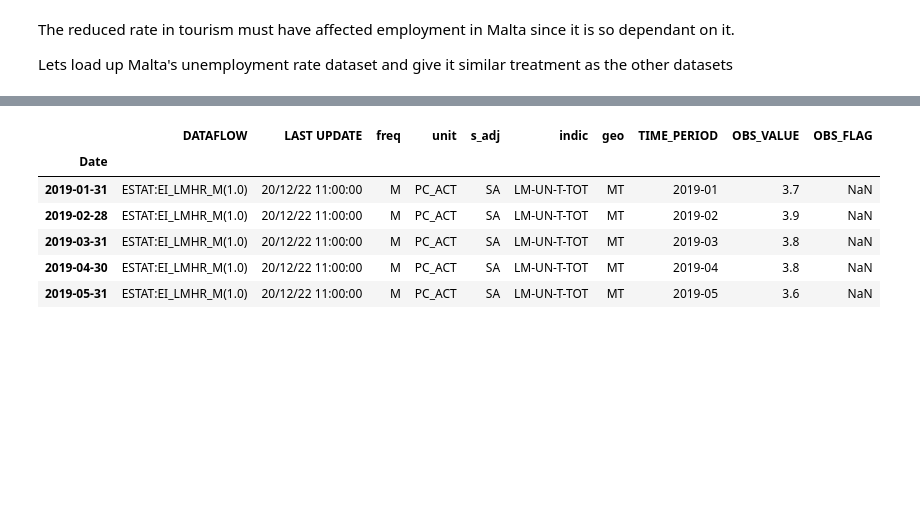
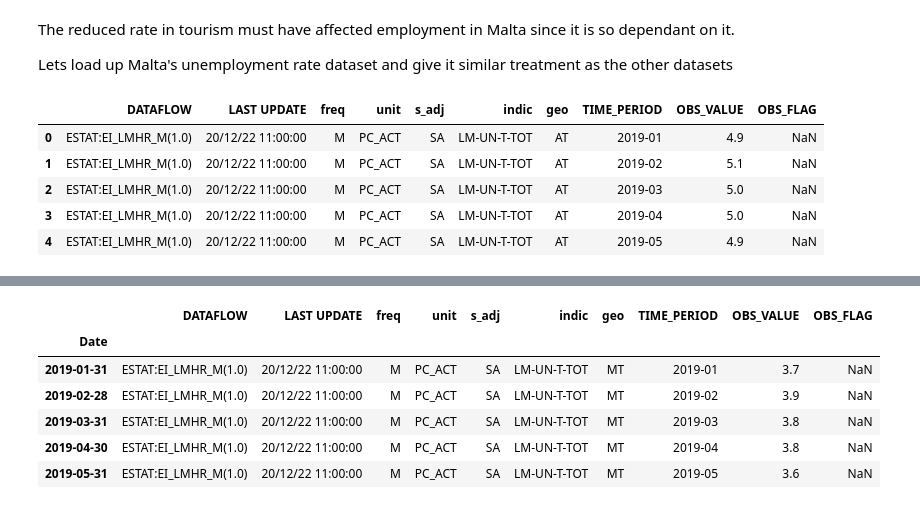
Before and after one commit to dcassaralpert/Module9Discussion, a Jupyter notebook: CovidDiscussion_Daniel.ipynb, the cells around one changed output, grey strips where cells are left out. Saved outputs shown, nothing was run; the diff lists cells and outputs as text; code cells hidden in the pictures; blank space fills up the shorter version.

```diff
--- a/CovidDiscussion_Daniel.ipynb
+++ b/CovidDiscussion_Daniel.ipynb
@@ -445,3 +650,13 @@ plt.show()
 The reduced rate in tourism must have affected employment in Malta since it is so dependant on it.
 
 Lets load up Malta's unemployment rate dataset and give it similar treatment as the other datasets
+# %%
+dfunemployment = pd.read_csv('./Other Data/unemployment rates.csv')
+dfunemployment.head()
+# %% [output]
+|  | DATAFLOW | LAST UPDATE | freq | unit | s_adj | indic | geo | TIME_PERIOD | OBS_VALUE | OBS_FLAG |
+| 0 | ESTAT:EI_LMHR_M(1.0) | 20/12/22 11:00:00 | M | PC_ACT | SA | LM-UN-T-TOT | AT | 2019-01 | 4.9 | NaN |
+| 1 | ESTAT:EI_LMHR_M(1.0) | 20/12/22 11:00:00 | M | PC_ACT | SA | LM-UN-T-TOT | AT | 2019-02 | 5.1 | NaN |
+| 2 | ESTAT:EI_LMHR_M(1.0) | 20/12/22 11:00:00 | M | PC_ACT | SA | LM-UN-T-TOT | AT | 2019-03 | 5.0 | NaN |
+| 3 | ESTAT:EI_LMHR_M(1.0) | 20/12/22 11:00:00 | M | PC_ACT | SA | LM-UN-T-TOT | AT | 2019-04 | 5.0 | NaN |
+| 4 | ESTAT:EI_LMHR_M(1.0) | 20/12/22 11:00:00 | M | PC_ACT | SA | LM-UN-T-TOT | AT | 2019-05 | 4.9 | NaN |
```
Also changed, not shown: parts of 20 cells of this notebook.
